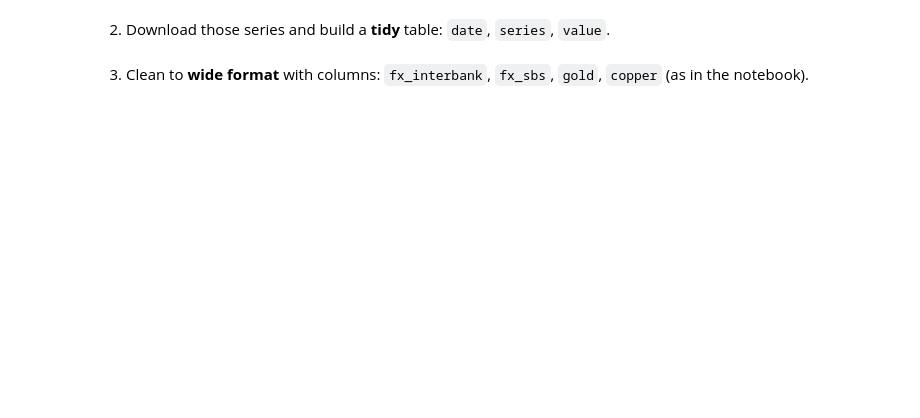
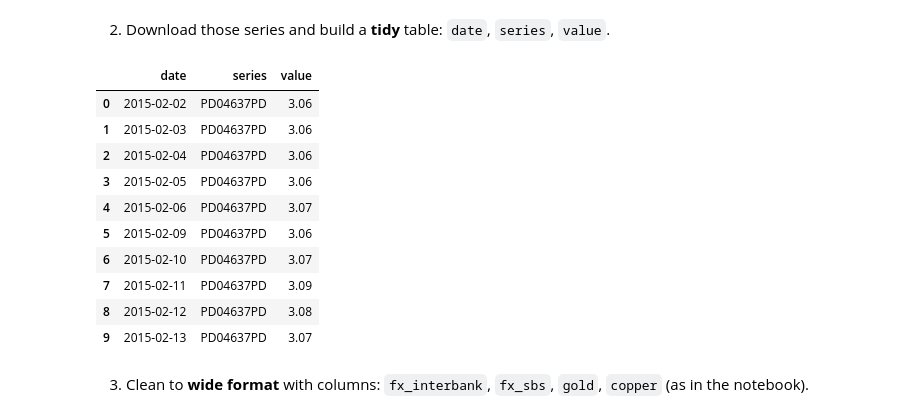
Before and after one commit to anzonyquispe/Python-for-Finance, a Jupyter notebook: homeworks/Assignment_3/Group 6.ipynb, the cells around one changed output. Saved outputs shown, nothing was run; the diff lists cells and outputs as text; code cells hidden in the pictures; blank space fills up the shorter version.

```diff
--- a/homeworks/Assignment_3/Group 6.ipynb
+++ b/homeworks/Assignment_3/Group 6.ipynb
@@ -301,0 +14,26 @@ def yfinance_download(tickers: list[str], start: str, end: str) -> pd.DataFrame:
+# %%
+# Core libraries
+import numpy as np
+import pandas as pd
+
+# Visualization libraries
+import matplotlib.pyplot as plt
+import matplotlib.dates as mdates
+from matplotlib.ticker import FuncFormatter
+import seaborn as sns
+
+# For fetching real financial data
+import yfinance as yf
+
+# Date handling
+from datetime import datetime, timedelta
+
+# Suppress warnings for cleaner output
+import warnings
+warnings.filterwarnings('ignore')
+
+# Set display options
+pd.set_option('display.max_columns', None)
+pd.set_option('display.float_format', '{:.2f}'.format)
+
+print("All libraries imported successfully!")
@@ -302,2 +211,8 @@ def yfinance_download(tickers: list[str], start: str, end: str) -> pd.DataFrame:
 # %% [markdown]
 1. Build (and display) the **BCRPData API URL** that requests the 4 series used in the notebook.
+# %%
+series_bcrp = ["PD04637PD","PD04639PD","PD04704XD","PD04701XD"]
+
+df_bcrp = bcrp_get(series_codes=series_bcrp,start="2015-01-01",end="2024-12-31",lang="esp")
+
+df_bcrp.head()
@@ -304,4 +226,21 @@ def yfinance_download(tickers: list[str], start: str, end: str) -> pd.DataFrame:
 # %% [markdown]
 2. Download those series and build a **tidy** table: `date`, `series`, `value`.
+# %%
+df_tidy = (df_bcrp.melt(id_vars="date",var_name="series",value_name="value")
+          .dropna(subset=["value"]).sort_values(["series", "date"]).reset_index(drop=True))
+
+df_tidy.head(10)
+# %% [output]
+|  | date | series | value |
+| 0 | 2015-02-02 | PD04637PD | 3.06 |
+| 1 | 2015-02-03 | PD04637PD | 3.06 |
+| 2 | 2015-02-04 | PD04637PD | 3.06 |
+| 3 | 2015-02-05 | PD04637PD | 3.06 |
+| 4 | 2015-02-06 | PD04637PD | 3.07 |
+| 5 | 2015-02-09 | PD04637PD | 3.06 |
+| 6 | 2015-02-10 | PD04637PD | 3.07 |
+| 7 | 2015-02-11 | PD04637PD | 3.09 |
+| 8 | 2015-02-12 | PD04637PD | 3.08 |
+| 9 | 2015-02-13 | PD04637PD | 3.07 |
 # %% [markdown]
 3. Clean to **wide format** with columns: `fx_interbank`, `fx_sbs`, `gold`, `copper` (as in the notebook).
```
Also changed, not shown: parts of 15 cells of this notebook.
